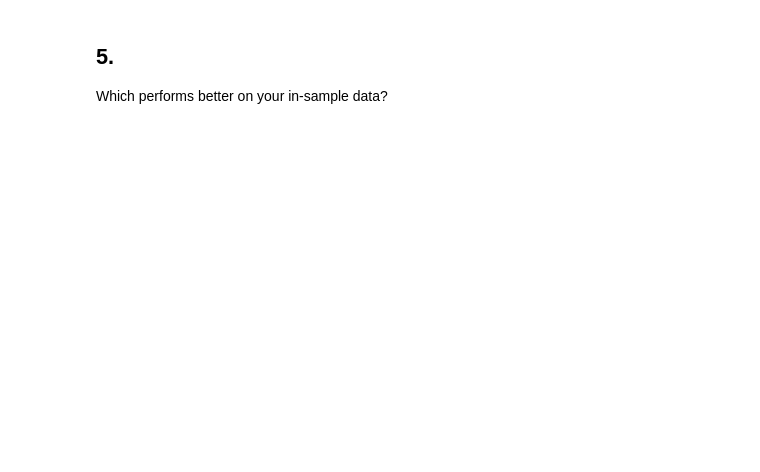
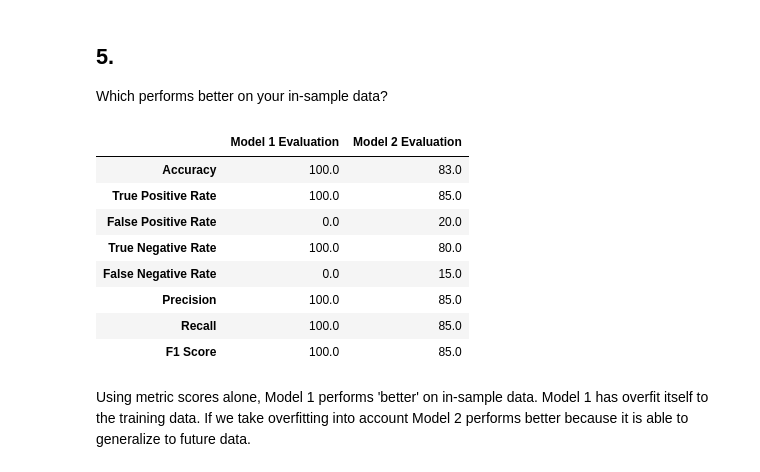
Before and after one commit to Promeos/classification-exercises, a Jupyter notebook: model.ipynb, the cells around one changed output. Cells and saved outputs as stored; diff of their text form; code cells hidden in the pictures; blank space fills up the shorter version.

```diff
--- a/model.ipynb
+++ b/model.ipynb
@@ -674,7 +674,8 @@ weighted avg       1.00      1.00      1.00       399
 ## 3.
 Print and clearly label the following: Accuracy, true positive rate, false positive rate, true negative rate, false negative rate, precision, recall, f1-score, and support.
 # %%
-evaluation_metrics(cm_ml_1, model_number=1)
+model_1 = evaluation_metrics(cm_ml_1, model_number=1)
+model_1
 # %% [output]
 |  | Model 1 Evaluation |
 | Accuracy | 100.0 |
@@ -737,5 +736,6 @@ weighted avg       0.83      0.83      0.83       399
 # %%
-evaluation_metrics(cm_ml_2, model_number=2)
+model_2 = evaluation_metrics(cm_ml_2, model_number=2)
+model_2
 # %% [output]
 |  | Model 2 Evaluation |
 | Accuracy | 83.0 |
@@ -754,3 +756,18 @@ tree.plot_tree(clf_2, filled=True, label='root');
 # %% [markdown]
 ## 5.
 Which performs better on your in-sample data?
+# %%
+summary = pd.concat([model_1, model_2], axis=1)
+summary
+# %% [output]
+|  | Model 1 Evaluation | Model 2 Evaluation |
+| Accuracy | 100.0 | 83.0 |
+| True Positive Rate | 100.0 | 85.0 |
+| False Positive Rate | 0.0 | 20.0 |
+| True Negative Rate | 100.0 | 80.0 |
+| False Negative Rate | 0.0 | 15.0 |
+| Precision | 100.0 | 85.0 |
+| Recall | 100.0 | 85.0 |
+| F1 Score | 100.0 | 85.0 |
+# %% [markdown]
+Using metric scores alone, Model 1 performs 'better' on in-sample data. Model 1 has overfit itself to the training data. If we take overfitting into account Model 2 performs better because it is able to generalize to future data.
```
Also changed, not shown: parts of 5 cells of this notebook.
